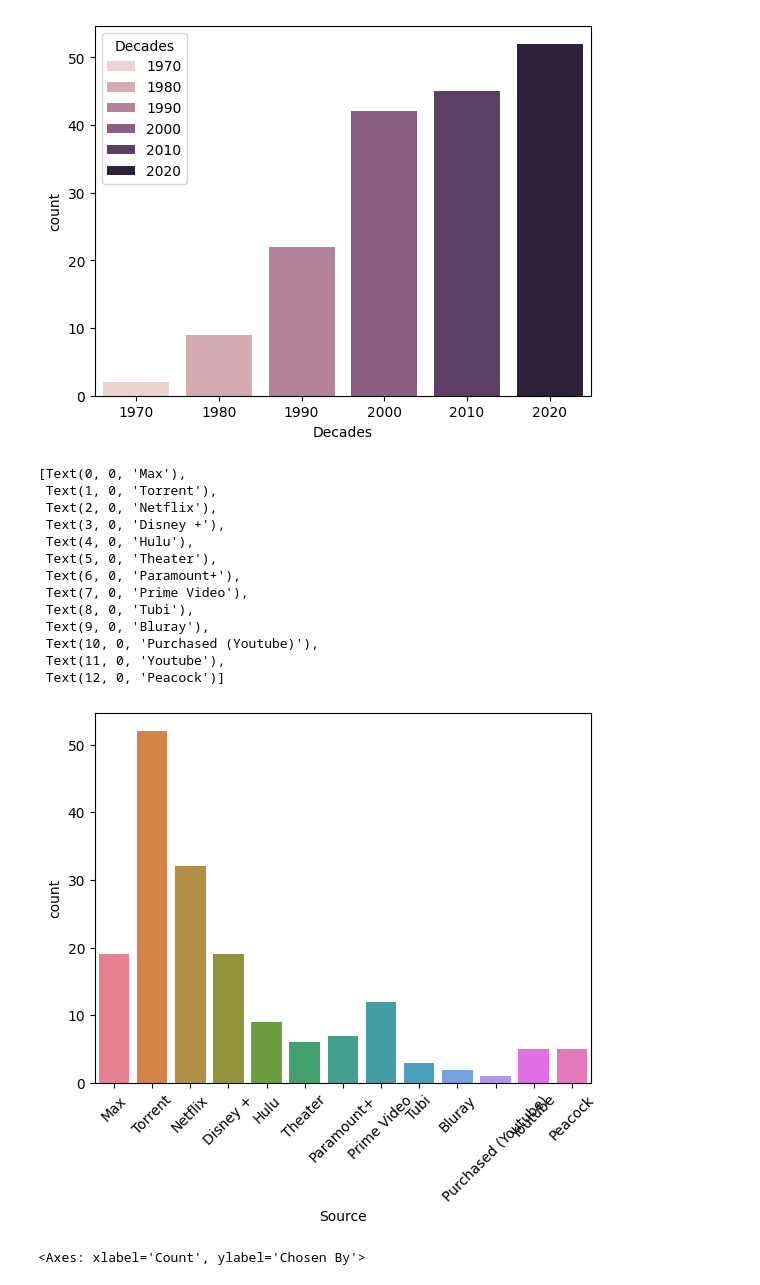
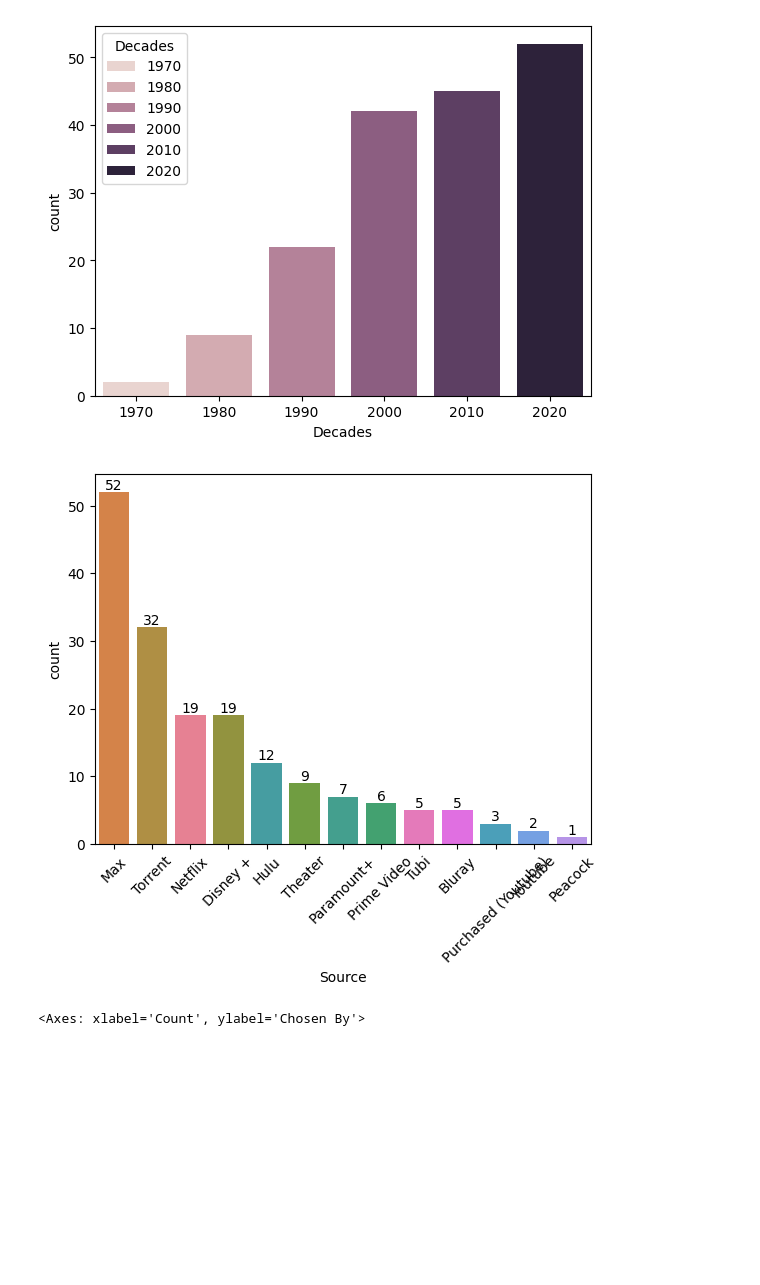
Before and after one commit to deleval001/movie_project, a Jupyter notebook: general_analysis/general_analysis.ipynb, the cells around one changed output. Saved outputs shown, nothing was run; the diff lists cells and outputs as text; code cells hidden in the pictures; blank space fills up the shorter version.

Commit message:
Clean Count Plot (#3)
* Update collin movie analysis.ipynb

updates name/movie grouping

* updated count plot

- added labels and sorted count plot
- added function for collin_picks

```diff
--- a/general_analysis/general_analysis.ipynb
+++ b/general_analysis/general_analysis.ipynb
@@ -30,23 +30,36 @@ from typing import List
 
 
 # import file
-movie_list = pd.read_csv('data/movie_list.csv')
+movie_list = pd.read_csv('../data/movie_list.csv')
+
 
 # drop nulls
 movie_list_real = movie_list.dropna()
 
+# function for appending collin_picks
+def picked(str: str) -> str:
+
+    if "Collin" in movie_list_real["Chosen By"]:
+        collin_picks.append(collin_picks)
 
 # filter for person 1 picks
 collin_picks = movie_list_real[movie_list_real["Chosen By"]=='Collin']
 
+picked(movie_list_real["Chosen By"])
 
-# count of person 1 picks
+# count_of_collin_picks = collin_picks.count()
 count_of_collin_picks = collin_picks.count()
+
+
 
 print("Movies Collin has selected:", count_of_collin_picks)
 
+# count of valerie picks
+valerie_picks = movie_list_real[movie_list_real["Chosen By"]=='Valerie']
 
-# TODO update counts
+print("Movies Valerie has selected:", valerie_picks.count())
+
+# TODO review function to add onto collin picks
 # %% [output]
 Movies Collin has selected: Name                  68
 Status                68
@@ -160,34 +180,23 @@ Name: count, dtype: int64
 # %%
 # # Count Plot of Movie Sources
 m= movie_list_real["Source"].value_counts()
 m
 
 movie_sources = (movie_list_real["Source"])
 list = []
 
 for val in movie_sources:
     if val not in list:
         list.append(val)
 
-g= sns.countplot(data=movie_list_real, x = movie_list_real["Source"], hue = movie_list_real["Source"])
+g= sns.countplot(data=movie_list_real, x = movie_list_real["Source"], hue = movie_list_real["Source"],  order = movie_list_real['Source'].value_counts().index)
 g.set_xticklabels(labels = list , rotation=45)
 
-# TODO, Order by count
+for container in g.containers:
+    g.bar_label(container)
+plt.show()
 # %% [output]
-[Text(0, 0, 'Max'),
- Text(1, 0, 'Torrent'),
- Text(2, 0, 'Netflix'),
- Text(3, 0, 'Disney +'),
- Text(4, 0, 'Hulu'),
- Text(5, 0, 'Theater'),
- Text(6, 0, 'Paramount+'),
- Text(7, 0, 'Prime Video'),
- Text(8, 0, 'Tubi'),
- Text(9, 0, 'Bluray'),
- Text(10, 0, 'Purchased (Youtube)'),
- Text(11, 0, 'Youtube'),
- Text(12, 0, 'Peacock')]
-[figure, old version]
+[figure, new version]
 # %%
 # # Histogram of picks per person
 sns.set_theme(style="darkgrid")
```
Also changed, not shown: parts of 4 cells of this notebook, 1 other file.
